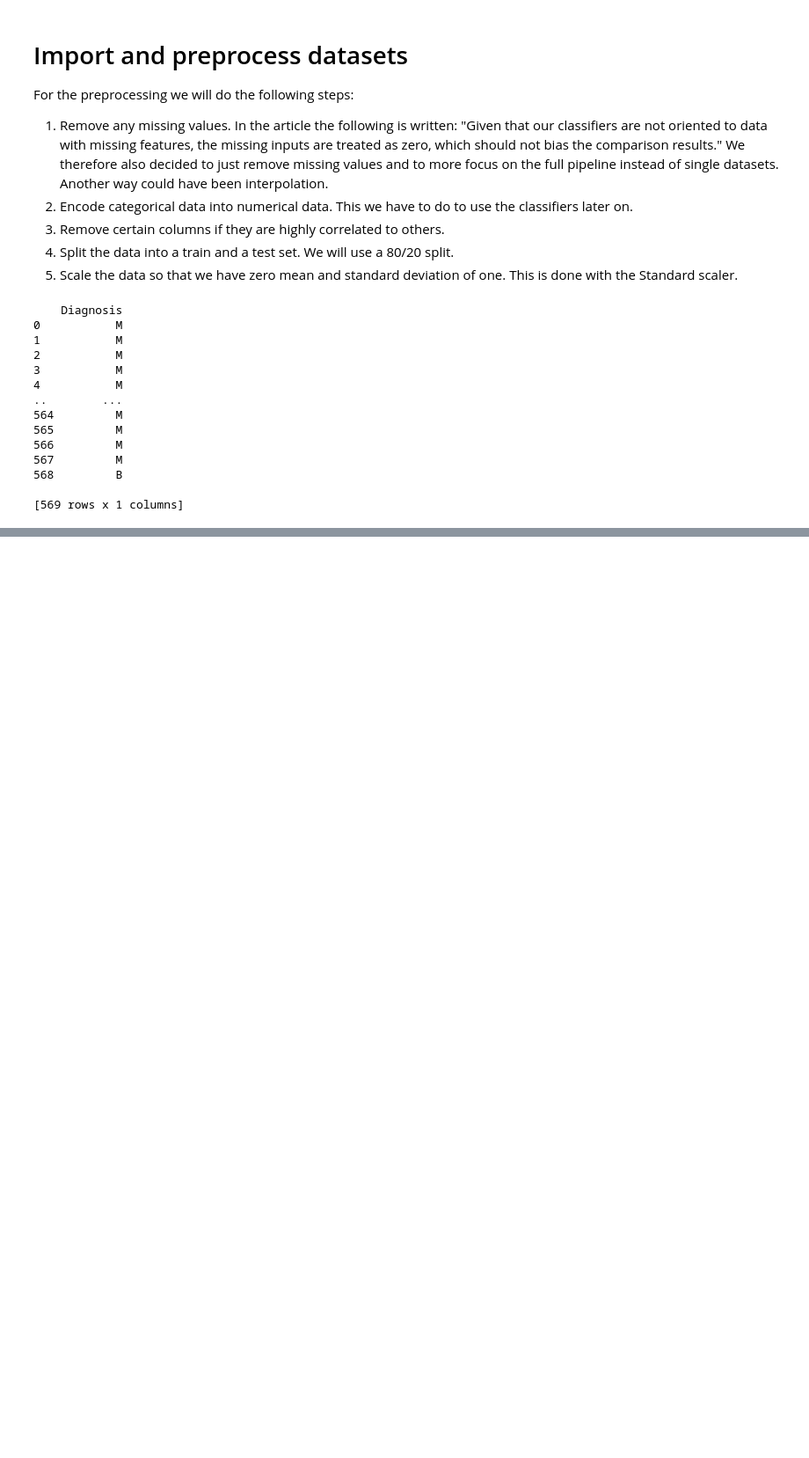
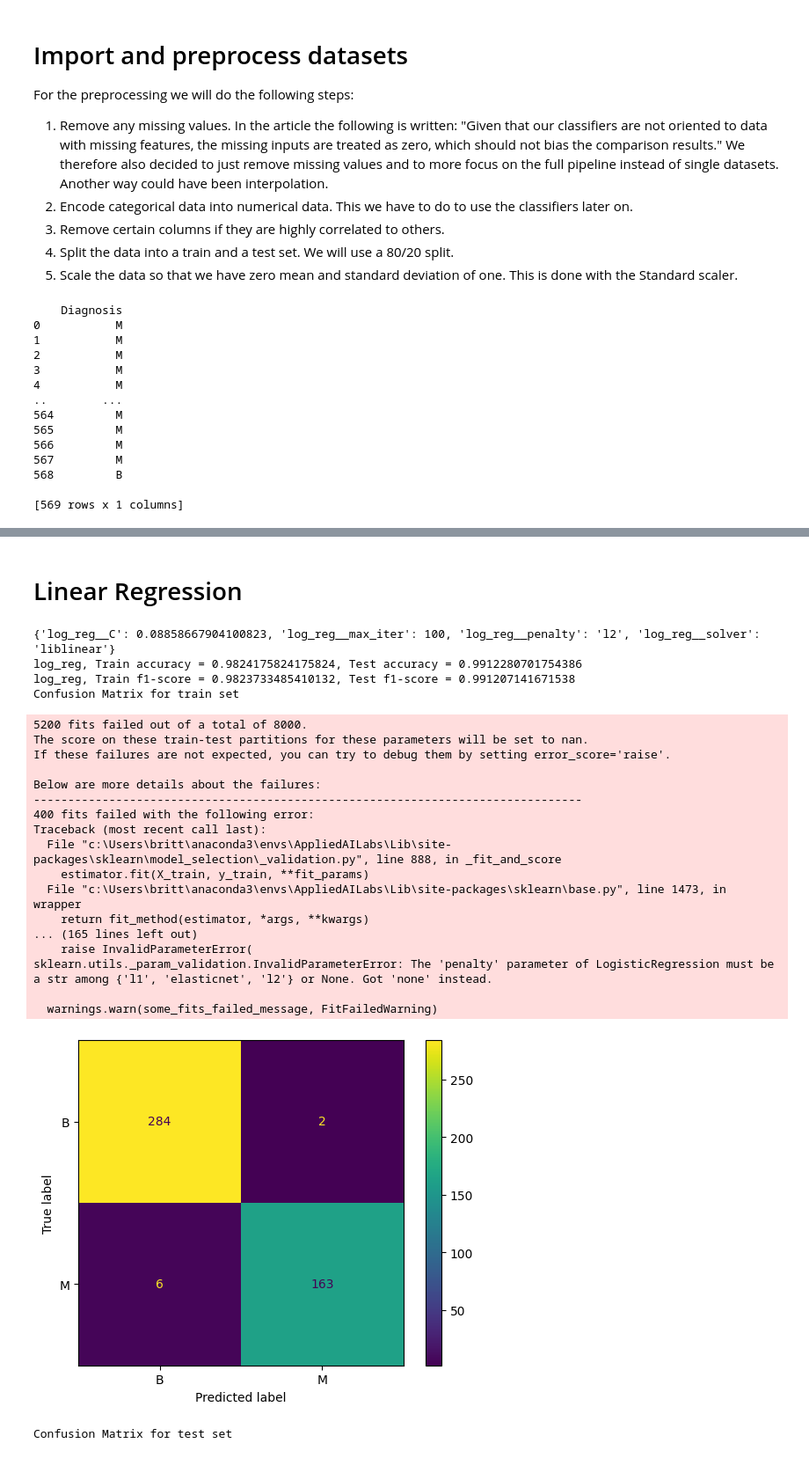
Before and after one commit to Dropptimus/D7041E_Mini_project, a Jupyter notebook: full_pipeline.ipynb, the cells around one changed output, grey strips where cells are left out. Shown at 88% size. Drawn from its saved outputs; the diff is of its cells as text; code cells hidden in the pictures; blank space fills up the shorter version.

Commit message:
added SVM and Logistic Regression

```diff
--- a/full_pipeline.ipynb
+++ b/full_pipeline.ipynb
@@ -155,0 +198,38 @@ gs_knn.score(X_train, y_train)
+# %% [markdown]
+# Linear Regression
+# %%
+log_reg = LogisticRegression()
+# params taken from here: https://www.geeksforgeeks.org/how-to-optimize-logistic-regression-performance/
+params = [
+    {'log_reg__penalty':['l1','l2','elasticnet','none'],
+    'log_reg__C' : np.logspace(-4,4,20),
+    'log_reg__solver': ['lbfgs','newton-cg','liblinear','sag','saga'],
+    'log_reg__max_iter'  : [100,1000,2500,5000]
+}
+]
+
+test_classifier(log_reg, "log_reg", params, X_train, y_train, X_test, y_test)
+# %% [output]
+{'log_reg__C': 0.08858667904100823, 'log_reg__max_iter': 100, 'log_reg__penalty': 'l2', 'log_reg__solver': 'liblinear'}
+log_reg, Train accuracy = 0.9824175824175824, Test accuracy = 0.9912280701754386
+log_reg, Train f1-score = 0.9823733485410132, Test f1-score = 0.991207141671538
+Confusion Matrix for train set
+5200 fits failed out of a total of 8000.
+The score on these train-test partitions for these parameters will be set to nan.
+If these failures are not expected, you can try to debug them by setting error_score='raise'.
+
+Below are more details about the failures:
+--------------------------------------------------------------------------------
+400 fits failed with the following error:
+Traceback (most recent call last):
+  File "c:\Users\britt\anaconda3\envs\AppliedAILabs\Lib\site-packages\sklearn\model_selection\_validation.py", line 888, in _fit_and_score
+    estimator.fit(X_train, y_train, **fit_params)
+  File "c:\Users\britt\anaconda3\envs\AppliedAILabs\Lib\site-packages\sklearn\base.py", line 1473, in wrapper
+    return fit_method(estimator, *args, **kwargs)
+... (165 lines left out)
+    raise InvalidParameterError(
+sklearn.utils._param_validation.InvalidParameterError: The 'penalty' parameter of LogisticRegression must be a str among {'l1', 'elasticnet', 'l2'} or None. Got 'none' instead.
+
+  warnings.warn(some_fits_failed_message, FitFailedWarning)
+[figure, added]
+Confusion Matrix for test set
```
Also changed, not shown: parts of 9 cells of this notebook.
